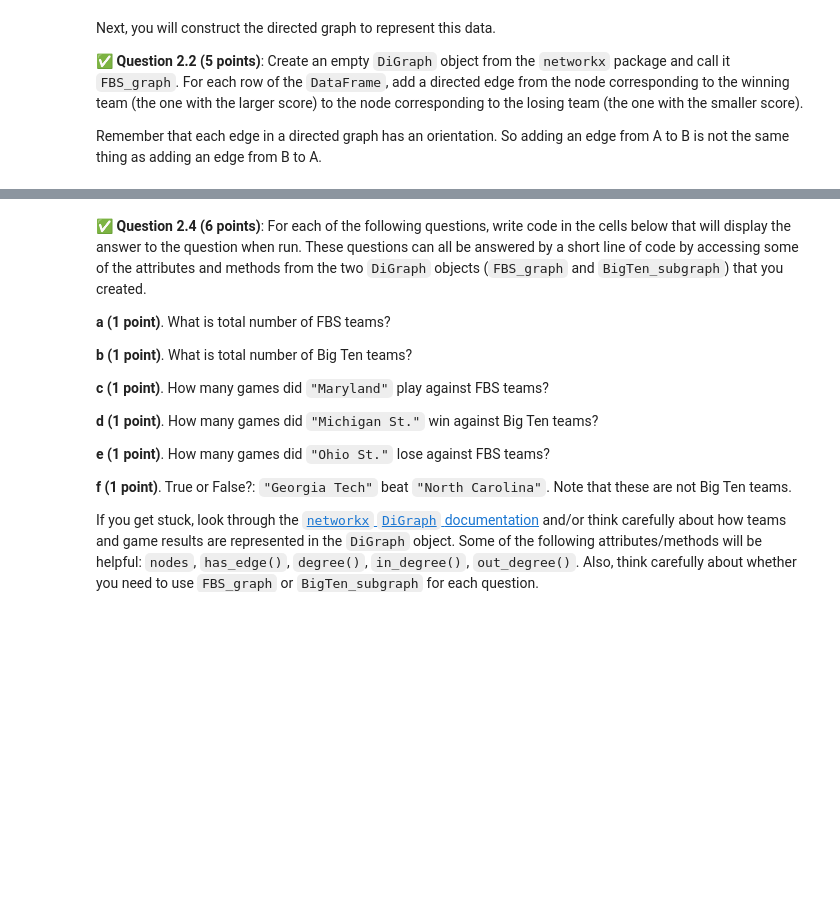
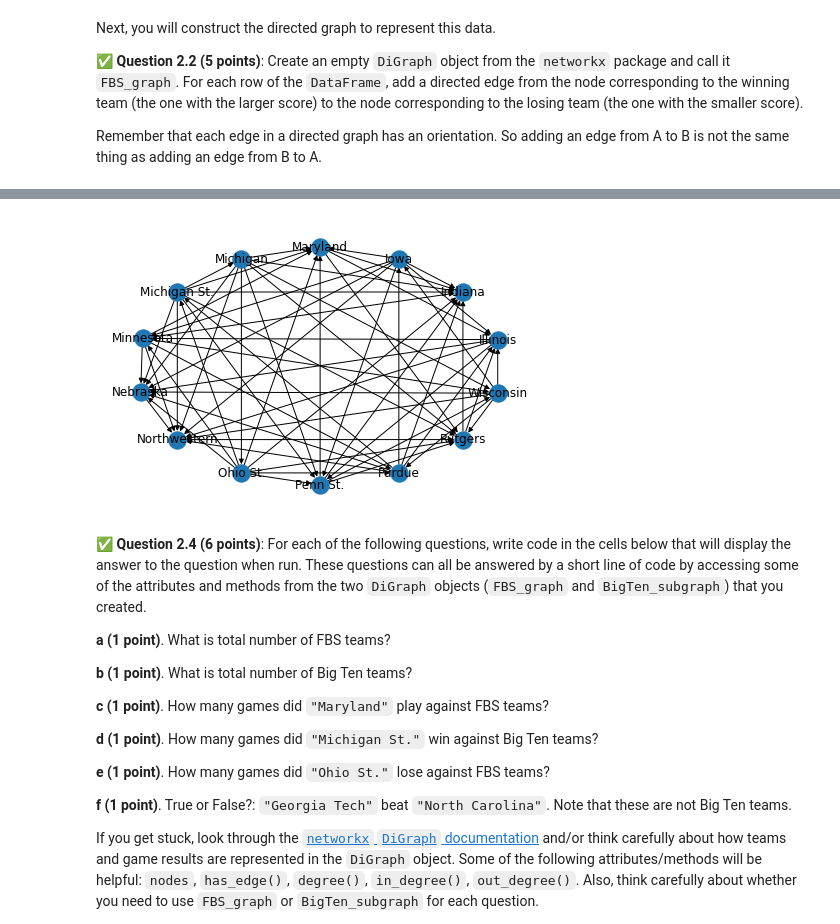
Before and after one commit to silentsiren701/cmse202-s22-turnin, a Jupyter notebook: Final/CMSE202-Final-Section003-STUDENT.ipynb, the cells around one changed output, grey strips where cells are left out. Saved outputs shown, nothing was run; the diff lists cells and outputs as text; code cells hidden in the pictures; blank space fills up the shorter version.

```diff
--- a/Final/CMSE202-Final-Section003-STUDENT.ipynb
+++ b/Final/CMSE202-Final-Section003-STUDENT.ipynb
@@ -105,6 +139,12 @@ BigTen_positions = {"Illinois":(0.97,0.22),"Indiana":(0.78,0.62),"Iowa":(0.43,0.
                     "Nebraska":(-0.98,-0.22),"Northwestern":(-0.78,-0.62),"Ohio St.":(-0.43,-0.90),
                     "Penn St.":(0.00,-1.00),"Purdue":(0.43,-0.90),"Rutgers":(0.78,-0.62),"Wisconsin":(0.97,-0.23)}
 BigTen_teams = BigTen_positions.keys()
+# %%
+BigTen_subgraph = FBS_graph.subgraph(BigTen_teams)
+# %%
+nx.draw(BigTen_subgraph, pos=BigTen_positions, with_labels=True)
+# %% [output]
+[figure, added]
 # %% [markdown]
 &#9989;  **Question 2.4 (6 points)**: For each of the following questions, write code in the cells below that will display the answer to the question when run. These questions can all be answered by a short line of code by accessing some of the attributes and methods from the two `DiGraph` objects (`FBS_graph` and `BigTen_subgraph`) that you created.
 
```
Also changed, not shown: parts of 19 cells of this notebook.
